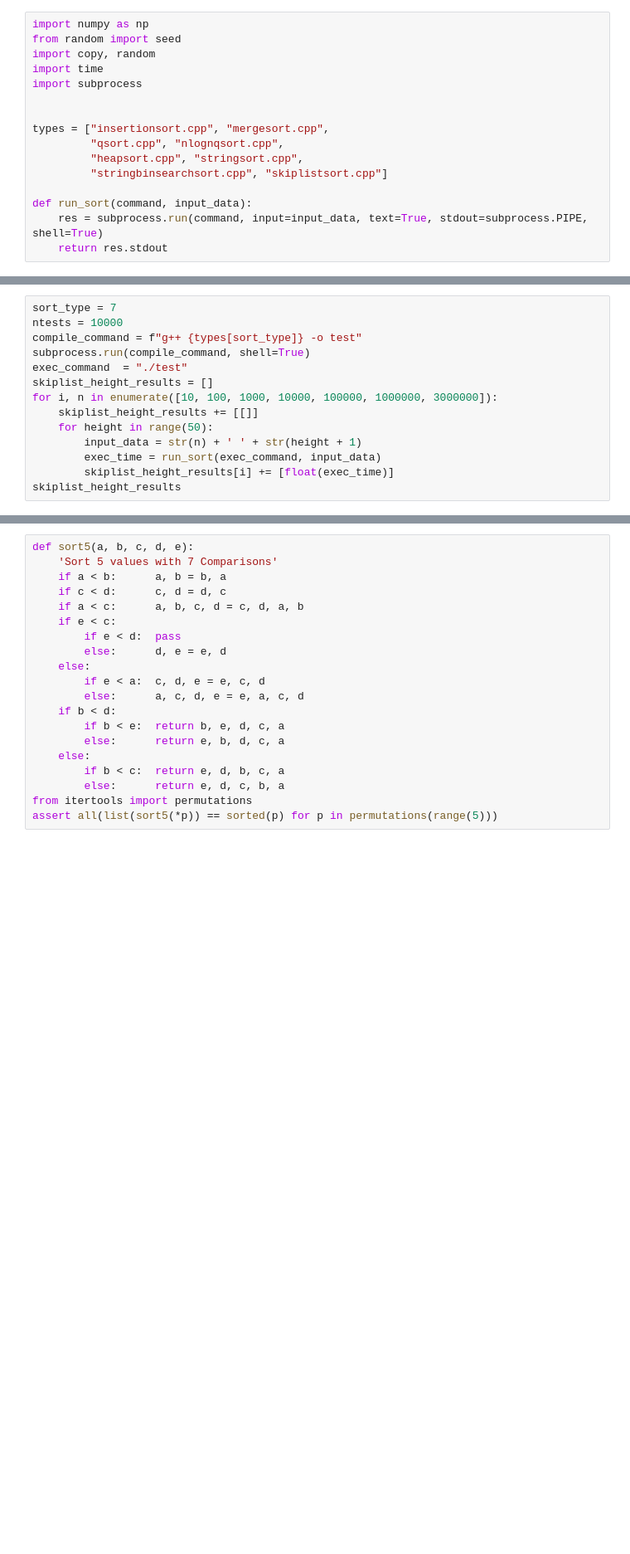
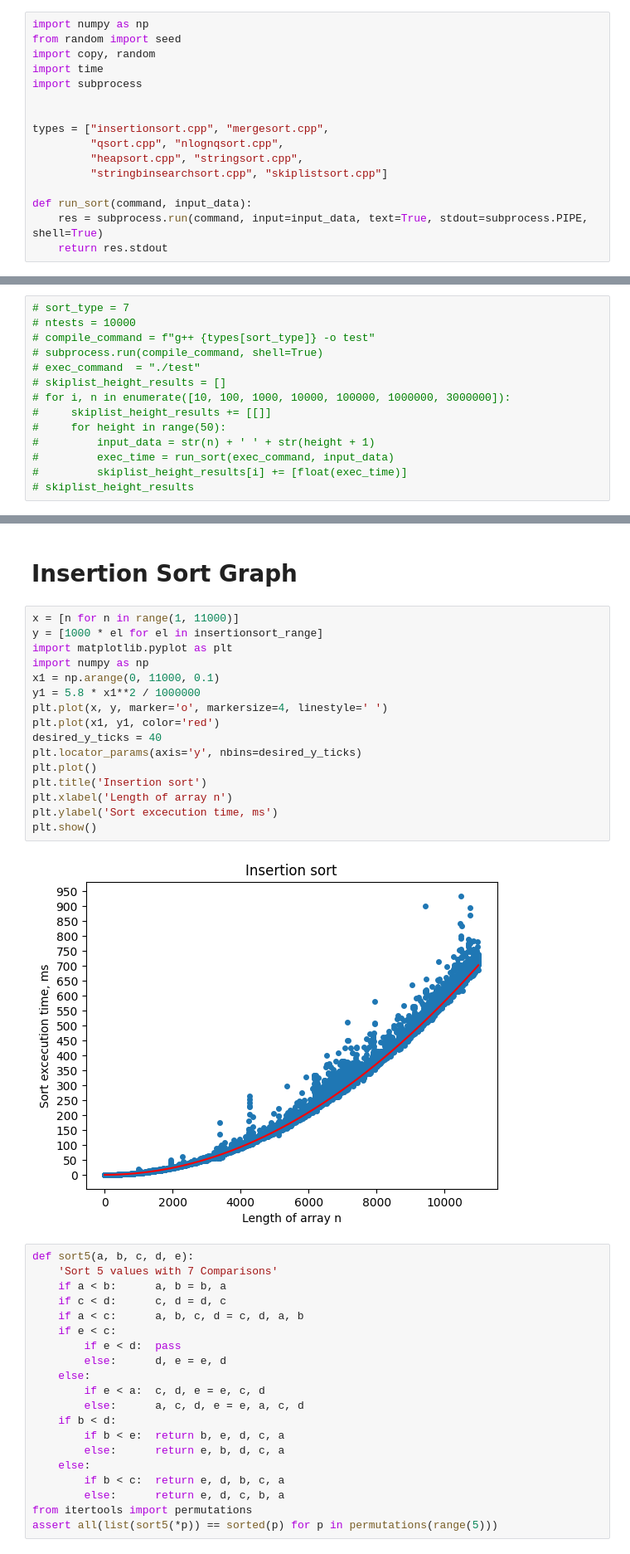
Before and after one commit to Octopupu5/DSAA_HW_sorts, a Jupyter notebook: generator.ipynb, the cells around one changed output, grey strips where cells are left out. Shown: that part at 83% size. Cells and saved outputs as stored; diff of their text form; blank space fills up the shorter version.

```diff
--- a/generator.ipynb
+++ b/generator.ipynb
@@ -20,14 +22,14 @@ sorting_strings_results = {5 : [], 6 : []}
 # %%
-sort_type = 7
-ntests = 10000
-compile_command = f"g++ {types[sort_type]} -o test"
-subprocess.run(compile_command, shell=True)
-exec_command  = "./test"
-skiplist_height_results = []
-for i, n in enumerate([10, 100, 1000, 10000, 100000, 1000000, 3000000]):
-    skiplist_height_results += [[]]
-    for height in range(50):
-        input_data = str(n) + ' ' + str(height + 1)
-        exec_time = run_sort(exec_command, input_data)
-        skiplist_height_results[i] += [float(exec_time)]
-skiplist_height_results
+# sort_type = 7
+# ntests = 10000
+# compile_command = f"g++ {types[sort_type]} -o test"
+# subprocess.run(compile_command, shell=True)
+# exec_command  = "./test"
+# skiplist_height_results = []
+# for i, n in enumerate([10, 100, 1000, 10000, 100000, 1000000, 3000000]):
+#     skiplist_height_results += [[]]
+#     for height in range(50):
+#         input_data = str(n) + ' ' + str(height + 1)
+#         exec_time = run_sort(exec_command, input_data)
+#         skiplist_height_results[i] += [float(exec_time)]
+# skiplist_height_results
@@ -55,3 +62,23 @@ skiplist_height_results
+# %% [markdown]
+# Insertion Sort Graph
+# %%
+x = [n for n in range(1, 11000)]
+y = [1000 * el for el in insertionsort_range]
+import matplotlib.pyplot as plt
+import numpy as np
+x1 = np.arange(0, 11000, 0.1)
+y1 = 5.8 * x1**2 / 1000000
+plt.plot(x, y, marker='o', markersize=4, linestyle=' ')
+plt.plot(x1, y1, color='red')
+desired_y_ticks = 40
+plt.locator_params(axis='y', nbins=desired_y_ticks)
+plt.plot()
+plt.title('Insertion sort')
+plt.xlabel('Length of array n')
+plt.ylabel('Sort excecution time, ms')
+plt.show()
+# %% [output]
+[figure, added]
 # %%
 def sort5(a, b, c, d, e):
     'Sort 5 values with 7 Comparisons'
```
Also changed, not shown: parts of 6 cells of this notebook, 4 other files.
